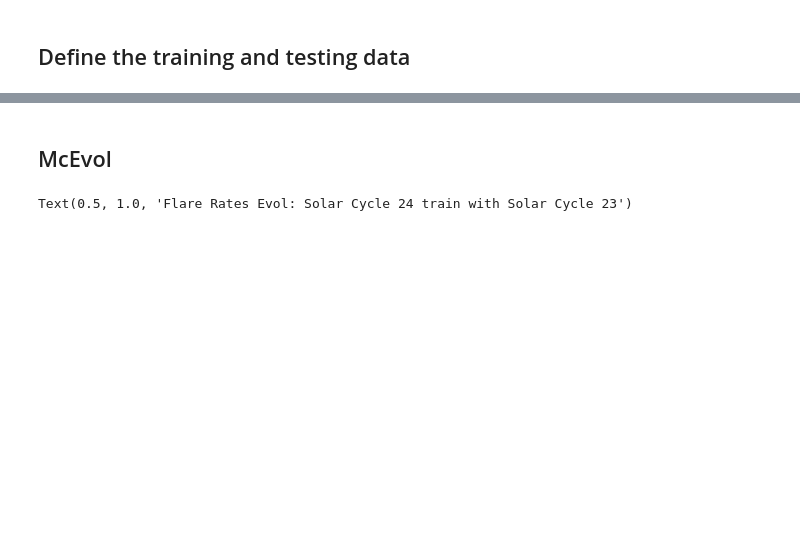
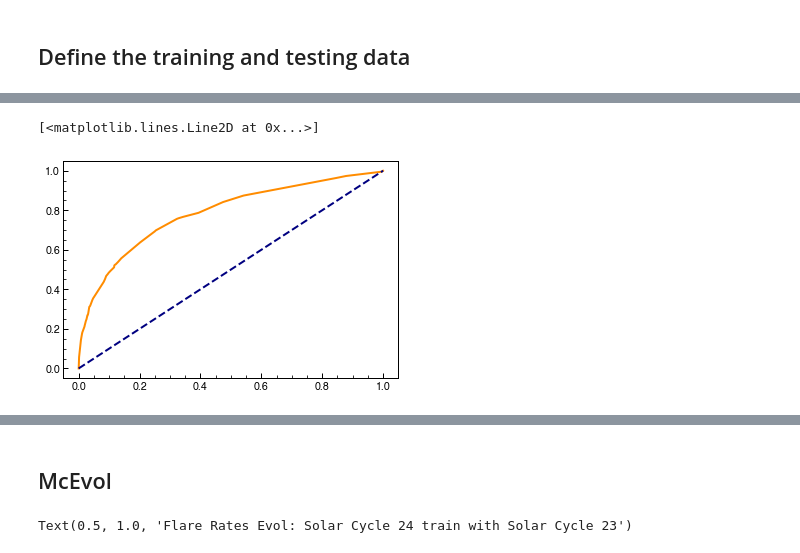
Before and after one commit to hayesla/flare_forecast_proj, a Jupyter notebook: forecast_tests/flare_rate_analysis.ipynb, the cells around one changed output, grey strips where cells are left out. Cells and saved outputs as stored; diff of their text form; code cells hidden in the pictures; blank space fills up the shorter version.

```diff
--- a/forecast_tests/flare_rate_analysis.ipynb
+++ b/forecast_tests/flare_rate_analysis.ipynb
@@ -120,0 +127,2 @@ Text(0.5, 1.0, 'Flare Rates: Solar Cycle 24 train with Solar Cycle 23')
+# %%
+fpr, tpr, _ = metrics.roc_curve(y_test_c, pred_y_c)
@@ -121,3 +146,11 @@ Text(0.5, 1.0, 'Flare Rates: Solar Cycle 24 train with Solar Cycle 23')
+# %%
+lw = 2
+plt.plot(fpr, tpr, color='darkorange',
+         lw=lw, label='ROC curve')
+plt.plot([0, 1], [0, 1], color='navy', lw=lw, linestyle='--')
+# %% [output]
+[<matplotlib.lines.Line2D at 0x...>]
+[figure, added]
 # %%
 fraction_of_positives_c, mean_predicted_value_c = calibration_curve(y_test_c, pred_y_c, n_bins=10)
 fraction_of_positives_m, mean_predicted_value_m = calibration_curve(y_test_m, pred_y_m, n_bins=10)
```
Also changed, not shown: parts of 14 cells of this notebook, 1 other file.
